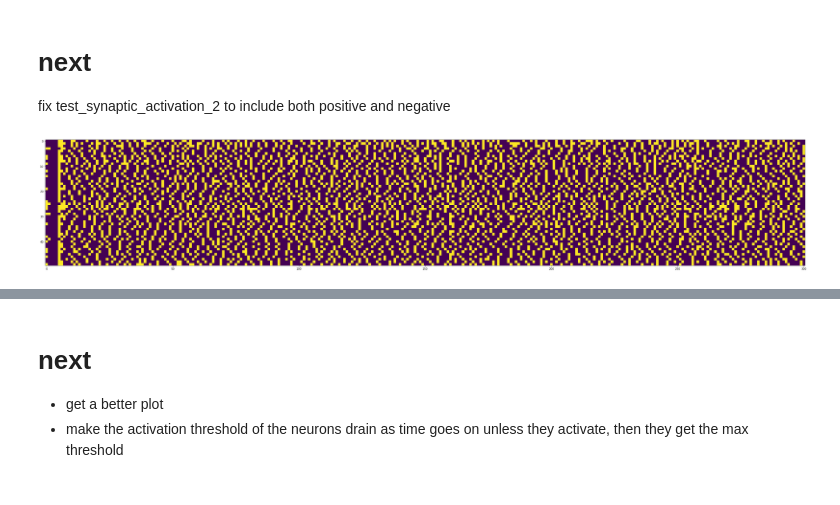
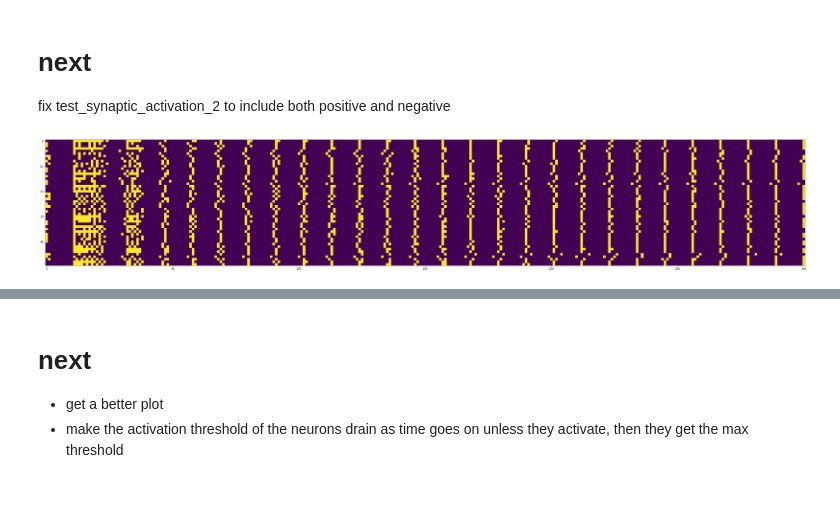
Before and after one commit to JnBrymn/build-a-brain, a Jupyter notebook: playground.ipynb, the cells around one changed output, grey strips where cells are left out. Saved outputs shown, nothing was run; the diff lists cells and outputs as text; code cells hidden in the pictures.

Commit message:
fixed tests, excitatory, inhibitory brain done

```diff
--- a/playground.ipynb
+++ b/playground.ipynb
@@ -10,11 +10,11 @@ import brain; import importlib; importlib.reload(brain);
 # %%
 b = brain.Brain(
     num_neurons=50,
-    excitatory_synaptic_density=0.23,
+    excitatory_synaptic_density=0.67,
     inhibitory_synaptic_density=0.1,
-    initial_active_neuron_density=.3,
-    neuronal_max_threshold=4,
+    initial_active_neuron_density=0.5,
+    neuronal_max_threshold=10,
 )
 b.simulate_brain(300)
 # %% [output]
-[figure, old version]
+[figure, new version]
```
Also changed, not shown: parts of 2 cells of this notebook, 2 other files.
